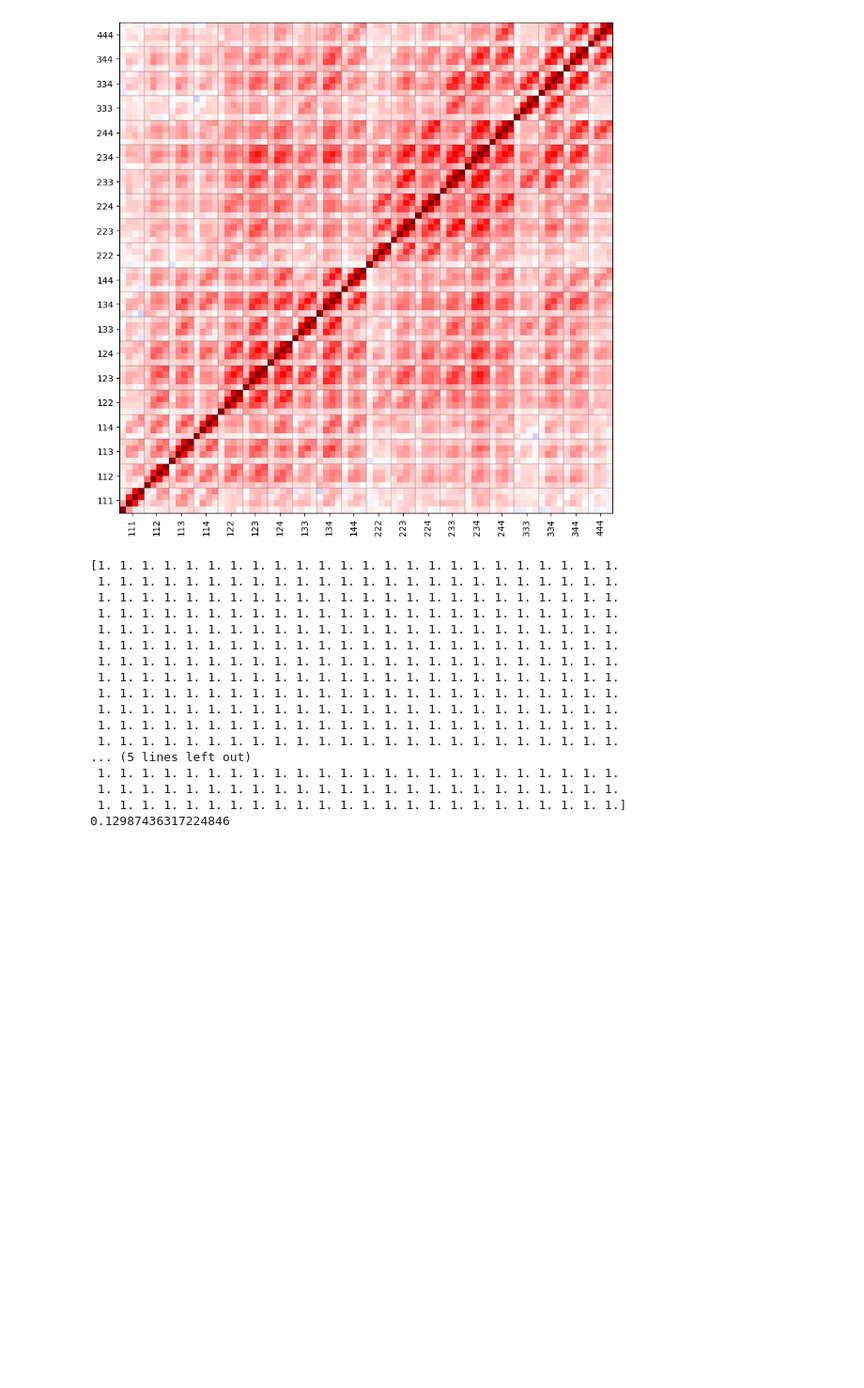
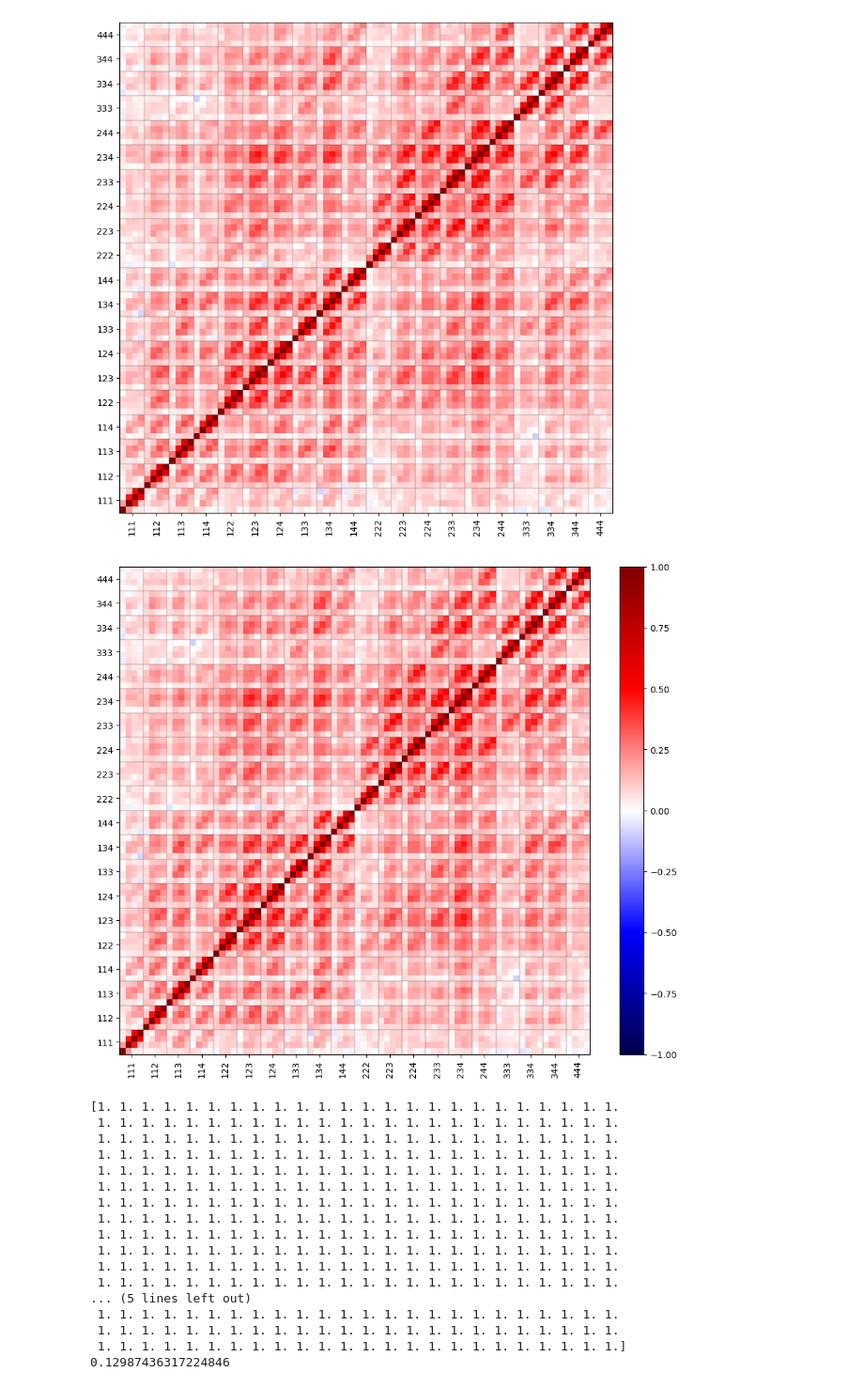
Before and after one commit to rchgomes/3pcf_integrator, a Jupyter notebook: plot-notebooks/covariance_796sim.ipynb, the cells around one changed output. Shown at 94% size. Saved outputs shown, nothing was run; the diff lists cells and outputs as text; code cells hidden in the pictures; blank space fills up the shorter version.

```diff
--- a/plot-notebooks/covariance_796sim.ipynb
+++ b/plot-notebooks/covariance_796sim.ipynb
@@ -34,6 +34,30 @@ ax.set_yticks(4*np.arange(20)+2, labels)
 plt.show()
 # %% [output]
 [figure]
+# %%
+# plot
+fig, ax = plt.subplots(1, 1, figsize=(12, 10))
+mesh = ax.pcolormesh(rcc, cmap='seismic', vmin=-1, vmax=1)
+for v in range(20):
+    ax.axhline(v*4, color='k', lw=0.2)
+    ax.axvline(v*4, color='k', lw=0.2)
+
+# add colorbar
+fig.colorbar(mesh, ax=ax)
+
+# label
+labels = []
+for i in range(4):
+    for j in range(i, 4):
+        for k in range(j, 4):
+            labels.append(f'{i+1}{j+1}{k+1}')
+ax.set_xticks(4*np.arange(20)+2, labels, rotation=90)
+ax.set_yticks(4*np.arange(20)+2, labels)
+
+#plt.show()
+plt.savefig('covariance_796simbased_map3_colorbar.png', bbox_inches='tight')
+# %% [output]
+[figure, added]
 # %%
 #cross cov
 full_cov_weighted = np.load('../data/dv/average_map3_796sims/xip_xim_map3_covariance_8ARCMINCUT_24Feb25.npy')
```
Also changed, not shown: parts of 6 cells of this notebook, 25 other files.
